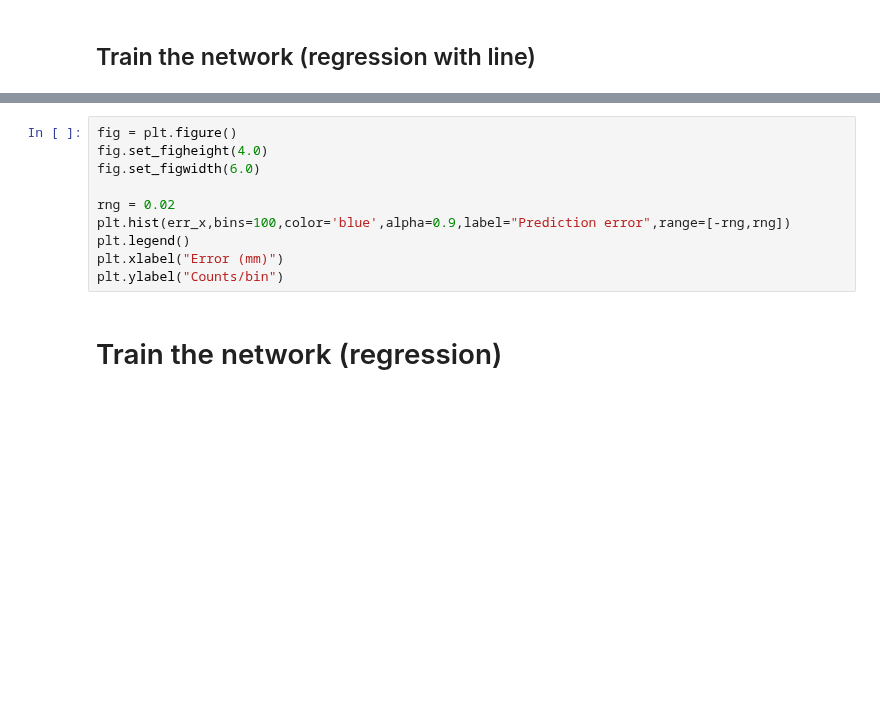
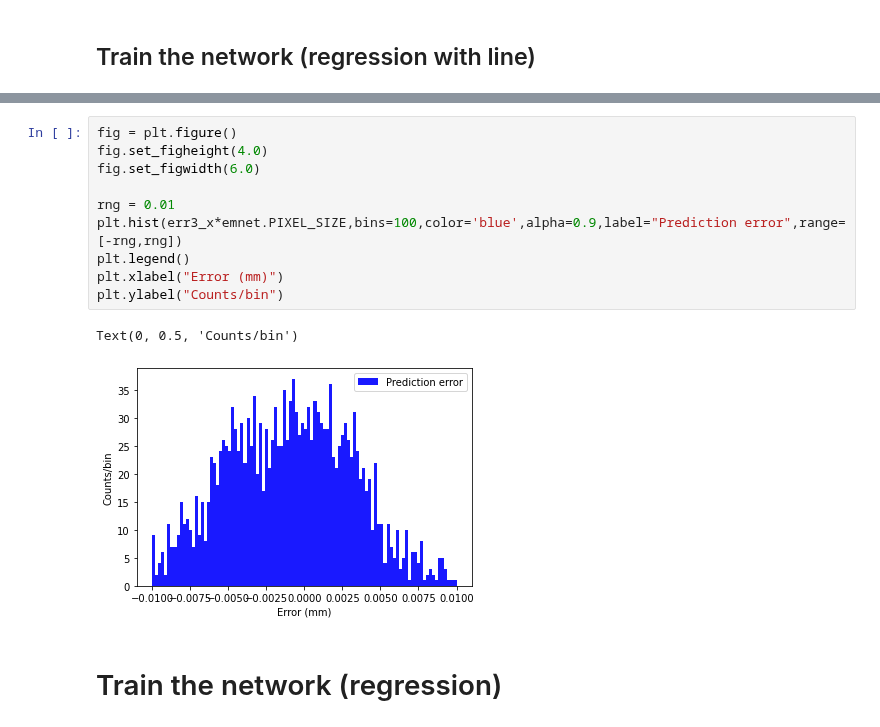
Before and after one commit to jerenner/emsim, a Jupyter notebook: notebooks/emsim_regression.ipynb, the cells around one changed output, grey strips where cells are left out. Saved outputs shown, nothing was run; the diff lists cells and outputs as text; blank space fills up the shorter version.

```diff
--- a/notebooks/emsim_regression.ipynb
+++ b/notebooks/emsim_regression.ipynb
@@ -299,13 +306,16 @@ plt.yscale("log")
 # %%
 fig = plt.figure()
 fig.set_figheight(4.0)
 fig.set_figwidth(6.0)
 
-rng = 0.02
-plt.hist(err_x,bins=100,color='blue',alpha=0.9,label="Prediction error",range=[-rng,rng])
+rng = 0.01
+plt.hist(err3_x*emnet.PIXEL_SIZE,bins=100,color='blue',alpha=0.9,label="Prediction error",range=[-rng,rng])
 plt.legend()
 plt.xlabel("Error (mm)")
 plt.ylabel("Counts/bin")
+# %% [output]
+Text(0, 0.5, 'Counts/bin')
+[figure, added]
 # %% [markdown]
 # Train the network (regression)
 # %%
```
Also changed, not shown: parts of 6 cells of this notebook.
